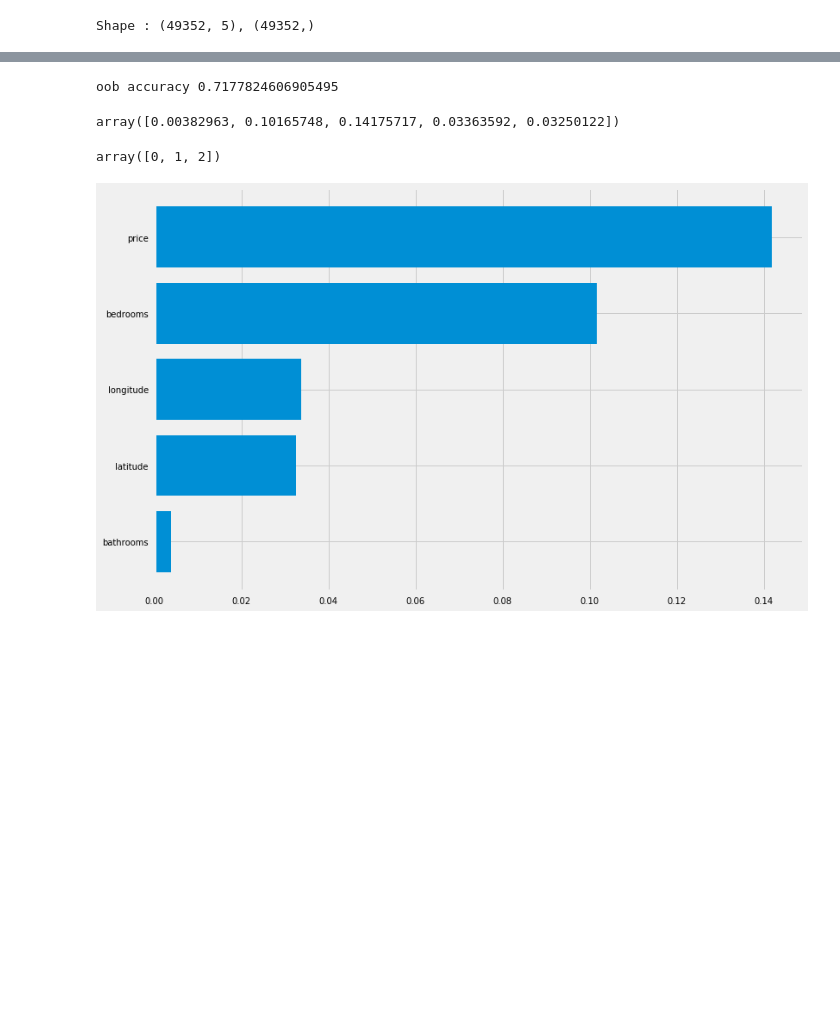
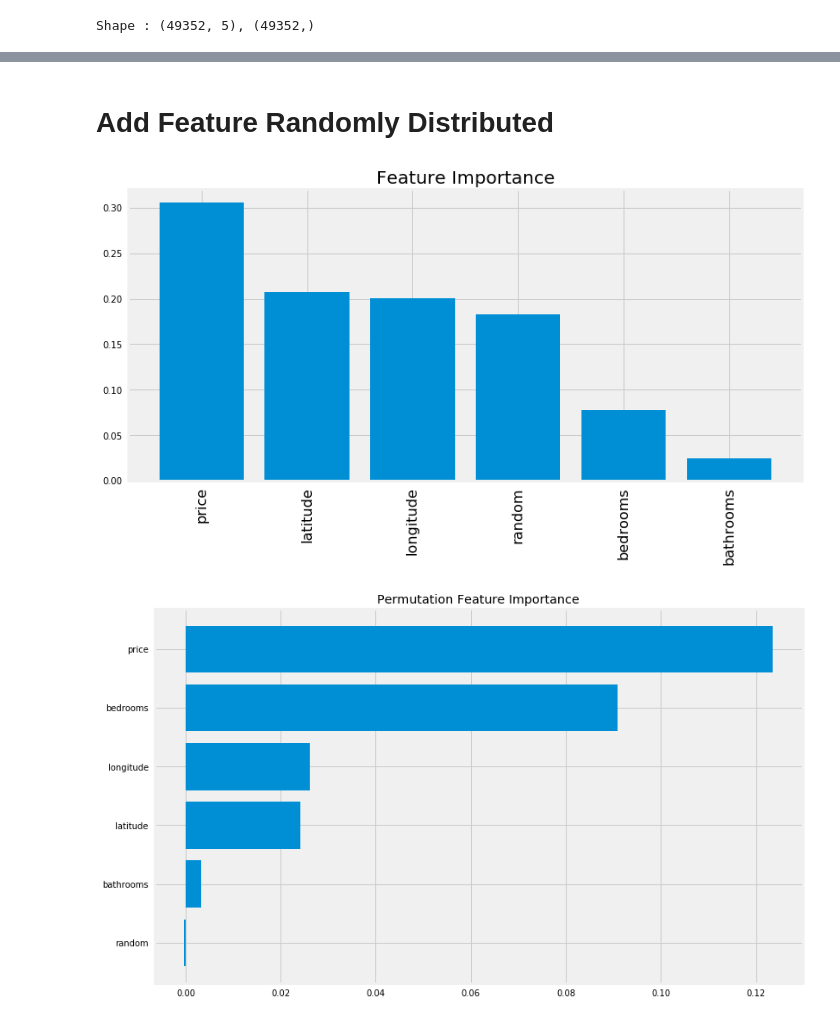
Before and after one commit to ImadDabbura/ml-zoo, a Jupyter notebook: notebooks/Feature Importances.ipynb, the cells around one changed output, grey strips where cells are left out. Saved outputs shown, nothing was run; the diff lists cells and outputs as text; code cells hidden in the pictures; blank space fills up the shorter version.

```diff
--- a/notebooks/Feature Importances.ipynb
+++ b/notebooks/Feature Importances.ipynb
@@ -54,8 +50,8 @@ kf = StratifiedKFold(n_splits=5, shuffle=True, random_state=1)
 # %%
 rf_clf = RandomForestClassifier(n_estimators=100,
-                                class_weight='balanced',
-                                random_state=1,
-                                oob_score=True)
+                                min_samples_leaf=5,
+                                oob_score=True,
+                                n_jobs=-1)
 rf_clf.fit(X_train, y_train)
-utils.utils.plot_feature_imp(rf_clf, feature_names=features)
+plot_feature_imp(rf_clf, feature_names=features)
 # %% [output]
@@ -131,29 +87,25 @@ plt.yticks(range(9), features[idxs]);
+# %% [markdown]
+# Add Feature Randomly Distributed
+# %%
+# Add random column to X_train
+random = np.random.random(len(y_train)).reshape(-1, 1)
+X_train = np.concatenate([X_train, random], axis=1)
+features = list(features) + ['random']
 # %%
-base_rf = RandomForestClassifier(n_estimators=100,
-                                 min_samples_leaf=5,
-                                 n_jobs=-1,
-                                 oob_score=True)
-rf_clf = clone(base_rf)
+# Fit rf classifier using new df with random column
+rf_clf = RandomForestClassifier(n_estimators=100,
+                                min_samples_leaf=5,
+                                oob_score=True,
+                                n_jobs=-1)
 rf_clf.fit(X_train, y_train)
-oob = oob_accuracy(rf_clf, X_train, y_train)
-print("oob accuracy",oob)
-
-imp = permutation_importances(rf_clf, X_train, y_train,
-                              oob_accuracy)
+perm_imp = permutation_importances(rf_clf, X_train, y_train, oob_accuracy)
-# %% [output]
-oob accuracy 0.7177824606905495
-# %%
-imp
-# %% [output]
-array([0.00382963, 0.10165748, 0.14175717, 0.03363592, 0.03250122])
-# %%
-np.unique(pd.Series(y_train).map({1: 0, 2: 1, 3: 2}))
-# %% [output]
-array([0, 1, 2])
 # %%
-idxs = np.argsort(imp)
+plot_feature_imp(rf_clf, feature_names=features)
+idxs = np.argsort(perm_imp)
 plt.figure(figsize=(12, 8))
-plt.barh(range(5), imp[idxs])
-plt.yticks(range(5), df.columns[:-1][idxs]);
+plt.barh(range(6), perm_imp[idxs])
+plt.yticks(range(6), np.array(features)[idxs])
+plt.title("Permutation Feature Importance");
 # %% [output]
-[figure, old version]
+[figure, new version]
+[figure, added]
```
Also changed, not shown: parts of 16 cells of this notebook, 3 other files.
